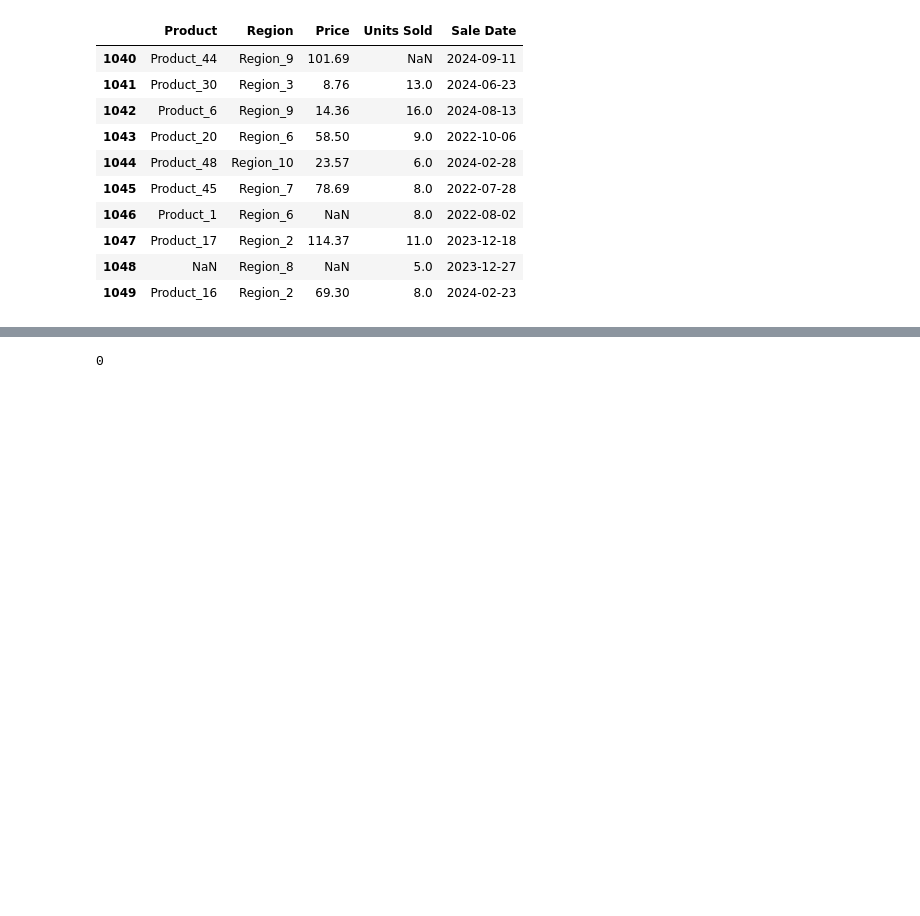
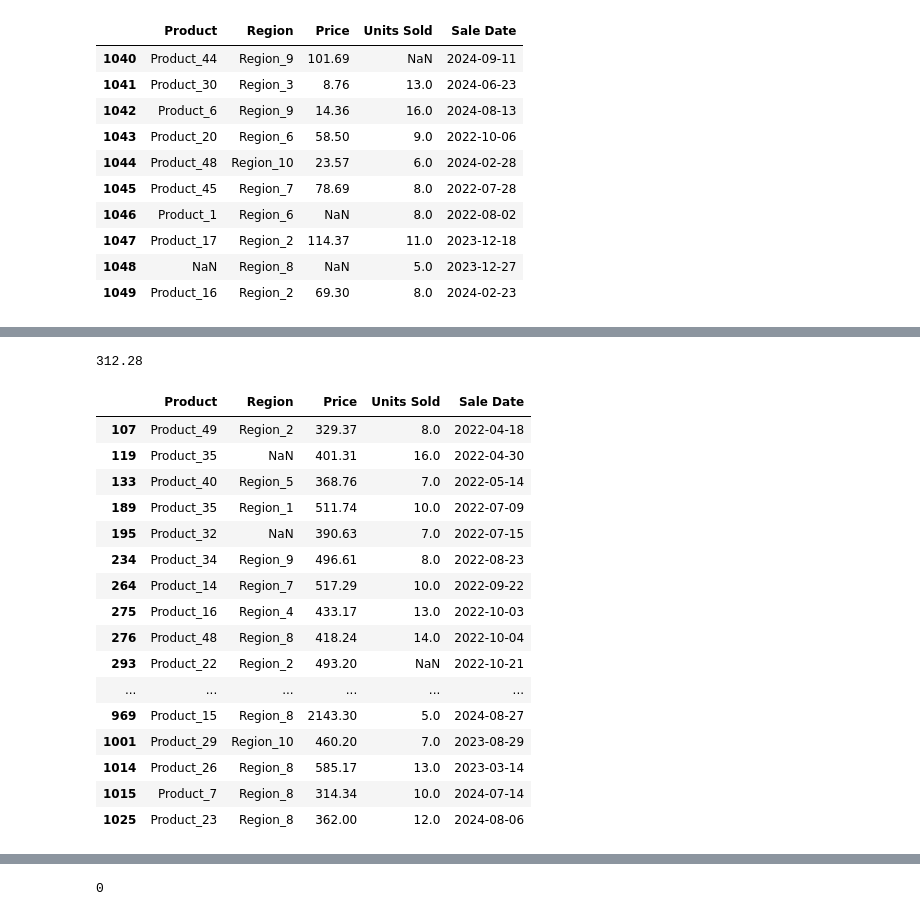
Before and after one commit to XXIIQS/schulich_data_science, a Jupyter notebook: datascience_ assignment 1.ipynb, the cells around one changed output, grey strips where cells are left out. Saved outputs shown, nothing was run; the diff lists cells and outputs as text; code cells hidden in the pictures; blank space fills up the shorter version.

```diff
--- a/datascience_ assignment 1.ipynb
+++ b/datascience_ assignment 1.ipynb
@@ -64,0 +76,26 @@ df.tail(10)
+# %%
+upper_whisker
+# %% [output]
+312.28
+# %%
+price_outliers = df[df['Price'] > upper_whisker]
+# %%
+price_outliers
+# %% [output]
+|  | Product | Region | Price | Units Sold | Sale Date |
+| 107 | Product_49 | Region_2 | 329.37 | 8.0 | 2022-04-18 |
+| 119 | Product_35 | NaN | 401.31 | 16.0 | 2022-04-30 |
+| 133 | Product_40 | Region_5 | 368.76 | 7.0 | 2022-05-14 |
+| 189 | Product_35 | Region_1 | 511.74 | 10.0 | 2022-07-09 |
+| 195 | Product_32 | NaN | 390.63 | 7.0 | 2022-07-15 |
+| 234 | Product_34 | Region_9 | 496.61 | 8.0 | 2022-08-23 |
+| 264 | Product_14 | Region_7 | 517.29 | 10.0 | 2022-09-22 |
+| 275 | Product_16 | Region_4 | 433.17 | 13.0 | 2022-10-03 |
+| 276 | Product_48 | Region_8 | 418.24 | 14.0 | 2022-10-04 |
+| 293 | Product_22 | Region_2 | 493.20 | NaN | 2022-10-21 |
+| ... | ... | ... | ... | ... | ... |
+| 969 | Product_15 | Region_8 | 2143.30 | 5.0 | 2024-08-27 |
+| 1001 | Product_29 | Region_10 | 460.20 | 7.0 | 2023-08-29 |
+| 1014 | Product_26 | Region_8 | 585.17 | 13.0 | 2023-03-14 |
+| 1015 | Product_7 | Region_8 | 314.34 | 10.0 | 2024-07-14 |
+| 1025 | Product_23 | Region_8 | 362.00 | 12.0 | 2024-08-06 |
```
Also changed, not shown: parts of 29 cells of this notebook.
